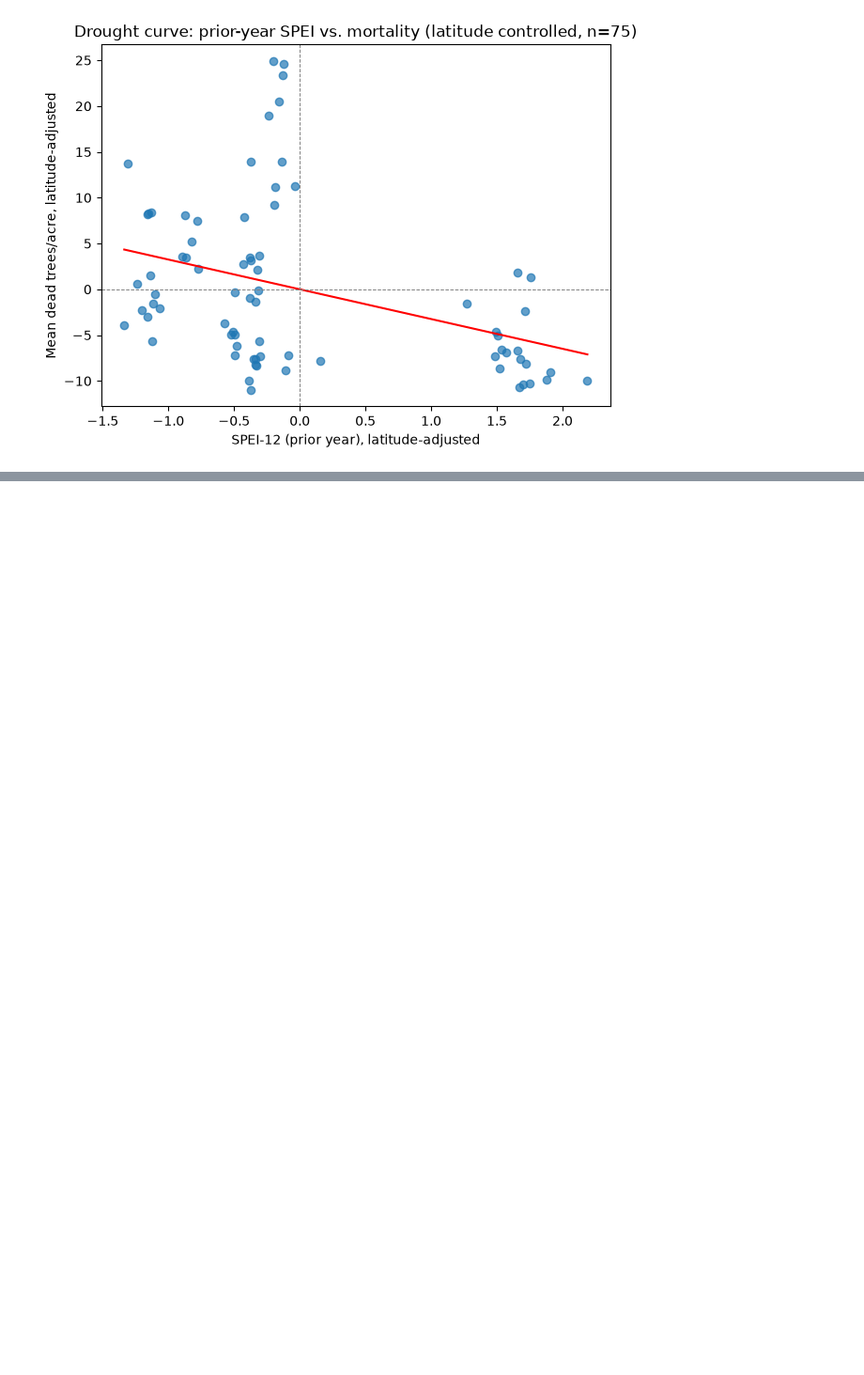
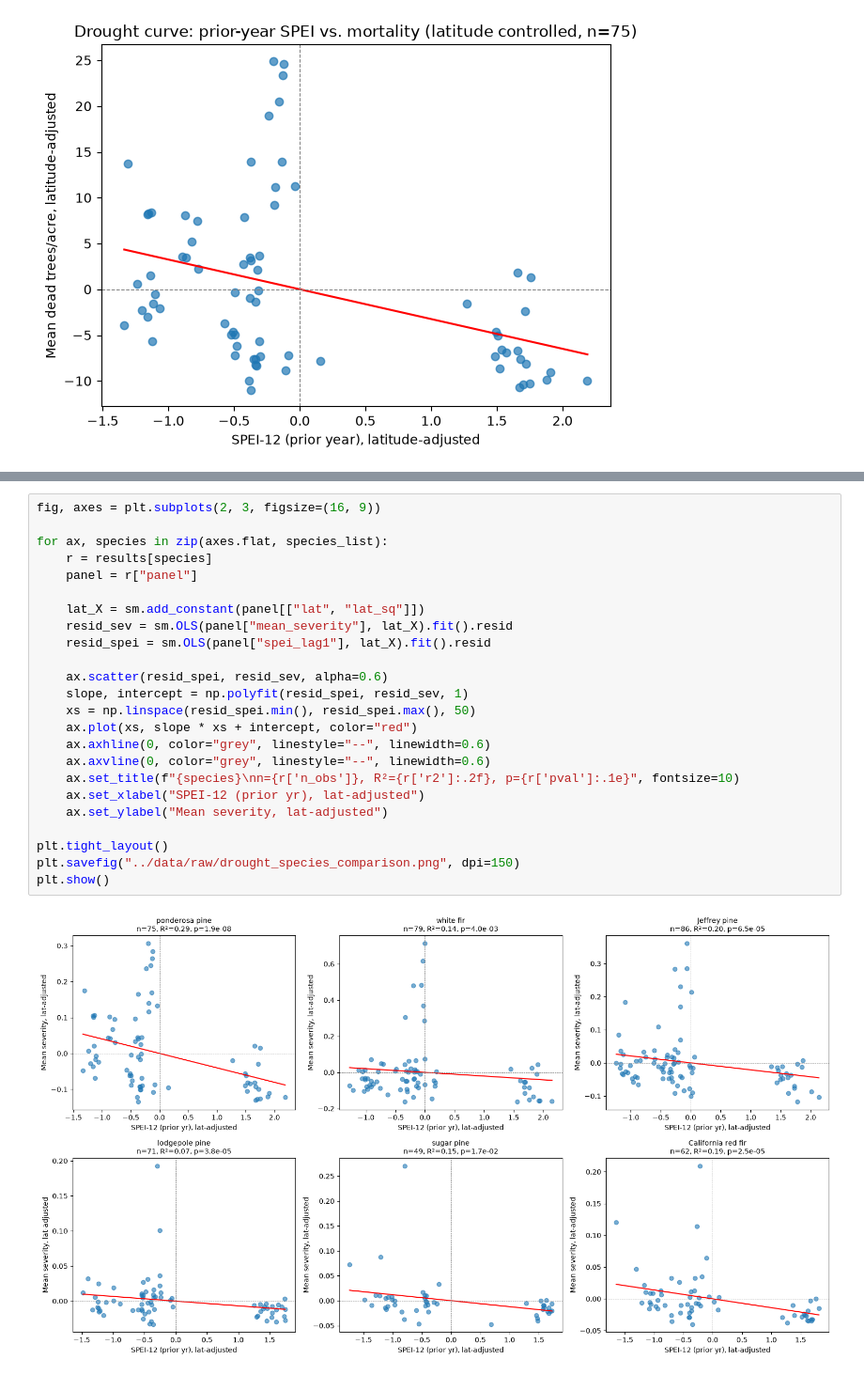
Before and after one commit to ada-th25/climate_impact_curves, a Jupyter notebook: notebooks/06_usfs_ads_pilot.ipynb, the cells around one changed output, grey strips where cells are left out. Shown at 94% size. Drawn from its saved outputs; the diff is of its cells as text; blank space fills up the shorter version.

Commit message:
Plot initial drought curves

```diff
--- a/notebooks/06_usfs_ads_pilot.ipynb
+++ b/notebooks/06_usfs_ads_pilot.ipynb
@@ -815,0 +881,26 @@ plt.show()
+# %%
+fig, axes = plt.subplots(2, 3, figsize=(16, 9))
+
+for ax, species in zip(axes.flat, species_list):
+    r = results[species]
+    panel = r["panel"]
+
+    lat_X = sm.add_constant(panel[["lat", "lat_sq"]])
+    resid_sev = sm.OLS(panel["mean_severity"], lat_X).fit().resid
+    resid_spei = sm.OLS(panel["spei_lag1"], lat_X).fit().resid
+
+    ax.scatter(resid_spei, resid_sev, alpha=0.6)
+    slope, intercept = np.polyfit(resid_spei, resid_sev, 1)
+    xs = np.linspace(resid_spei.min(), resid_spei.max(), 50)
+    ax.plot(xs, slope * xs + intercept, color="red")
+    ax.axhline(0, color="grey", linestyle="--", linewidth=0.6)
+    ax.axvline(0, color="grey", linestyle="--", linewidth=0.6)
+    ax.set_title(f"{species}\nn={r['n_obs']}, R²={r['r2']:.2f}, p={r['pval']:.1e}", fontsize=10)
+    ax.set_xlabel("SPEI-12 (prior yr), lat-adjusted")
+    ax.set_ylabel("Mean severity, lat-adjusted")
+
+plt.tight_layout()
+plt.savefig("../data/raw/drought_species_comparison.png", dpi=150)
+plt.show()
+# %% [output]
+[figure, added]
```
Also changed, not shown: parts of 3 cells of this notebook.
